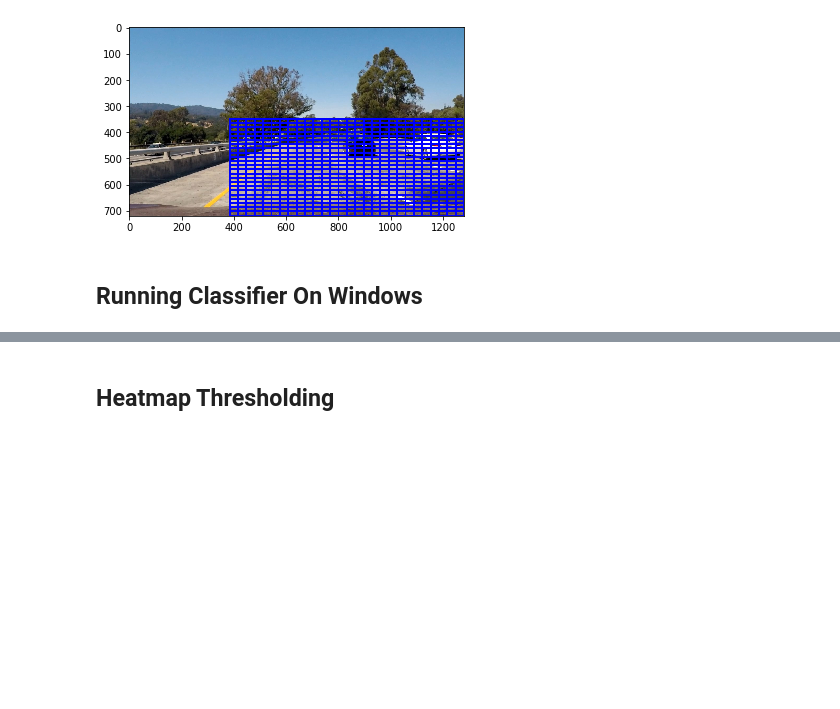
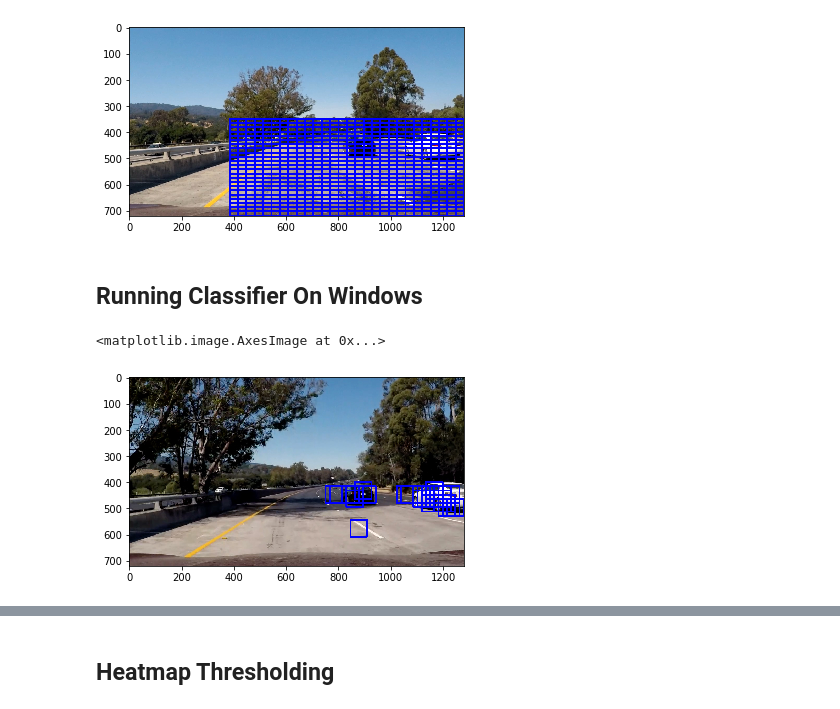
Before and after one commit to Fenix0817/CarND-Vehicle-Detection, a Jupyter notebook: notebook.ipynb, the cells around one changed output, grey strips where cells are left out. Drawn from its saved outputs; the diff is of its cells as text; code cells hidden in the pictures; blank space fills up the shorter version.

```diff
--- a/notebook.ipynb
+++ b/notebook.ipynb
@@ -354,3 +353,22 @@ def find_hot_windows(img, sl_windows, normaliser, classifier, correct_prediction
              hot_windows.append(sl_window)
 
     return hot_windows
+# %%
+def get_hog_features(img, orient, pix_per_cell, cell_per_block,
+                        vis=False, feature_vec=True):
+    # Call with two outputs if vis==True
+    if vis == True:
+        features, hog_image = hog(img, orientations=orient,
+                                  pixels_per_cell=(pix_per_cell, pix_per_cell),
+                                  cells_per_block=(cell_per_block, cell_per_block),
+                                  transform_sqrt=False,
+                                  visualise=vis, feature_vector=feature_vec)
+        return features, hog_image
+    # Otherwise call with one output
+    else:
+        features = hog(img, orientations=orient,
+                       pixels_per_cell=(pix_per_cell, pix_per_cell),
+                       cells_per_block=(cell_per_block, cell_per_block),
+                       transform_sqrt=False,
+                       visualise=vis, feature_vector=feature_vec)
+        return features
@@ -357,3 +459,11 @@ def find_hot_windows(img, sl_windows, normaliser, classifier, correct_prediction
+# %%
+mc_bboxes = multi_scale_pipeline(test_imgs[4], 750, 1280, 400, 700, 1, classifier, normaliser, 9, 8, 2, (32, 32), 32, color_space="RGB", window=64)
+#print(mc_bboxes)
+new_img_boxes = draw_boxes(test_imgs[4], mc_bboxes)
+plt.imshow(new_img_boxes)
+# %% [output]
+<matplotlib.image.AxesImage at 0x...>
+[figure, added]
 # %%
 h_wins = find_hot_windows(test_imgs[0], s_windows, normaliser, classifier, "vehicle")
 # %%
```
Also changed, not shown: parts of 22 cells of this notebook, 1 other file.
